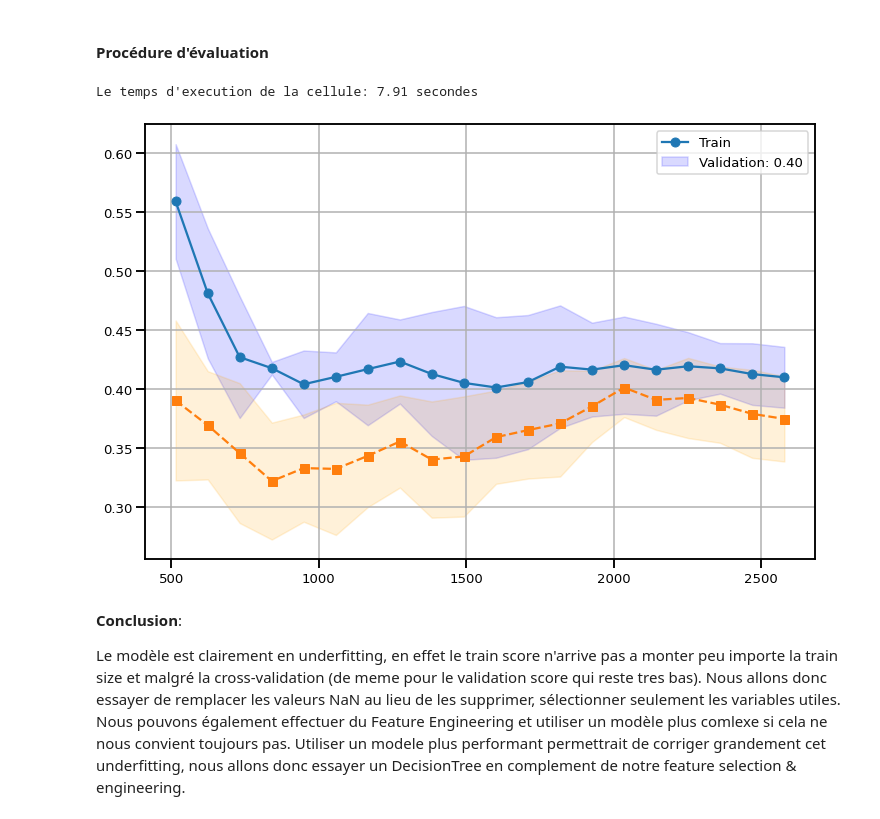
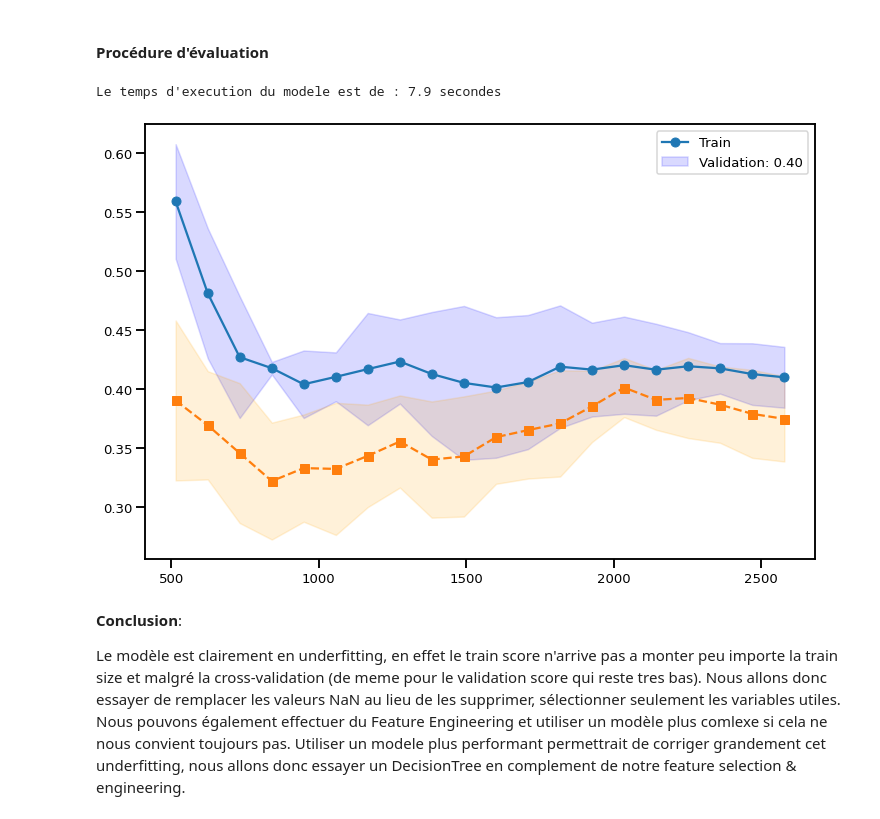
Before and after one commit to Milan-SANGARE/IA-for-HumanForYou---Groupe-1, a Jupyter notebook: Livrable2.ipynb, the cells around one changed output. Saved outputs shown, nothing was run; the diff lists cells and outputs as text; code cells hidden in the pictures.

```diff
--- a/Livrable2.ipynb
+++ b/Livrable2.ipynb
@@ -983,15 +983,16 @@ def evaluation(model, X_eval, y_eval):
     plt.fill_between(train_sizes, val_mean + val_std, val_mean - val_std, alpha=0.15, color='orange')
     plt.legend([f'Train', f'Validation: {np.mean(val_scores, axis=1).max():.2f}'])
 # %%
+import time
 start_time_cellRL = time.time()
 evaluation(first_model, X_train_processed, y_train_processed)
 end_time_cellRL = time.time()
 time_cell = end_time_cellRL - start_time_cellRL
-nombre_arrondi = round(time_cell, 2)
-print(f"Le temps d'execution de la cellule: {nombre_arrondi} secondes")
+nombre_arrondirl = round(time_cell, 2)
+print(f"Le temps d'execution du modele est de : {nombre_arrondirl} secondes")
 # %% [output]
-Le temps d'execution de la cellule: 7.91 secondes
+Le temps d'execution du modele est de : 7.9 secondes
-[figure, old version]
+[figure, new version]
 # %% [markdown]
 **Conclusion**:
 
```
Also changed, not shown: parts of 4 cells of this notebook.
